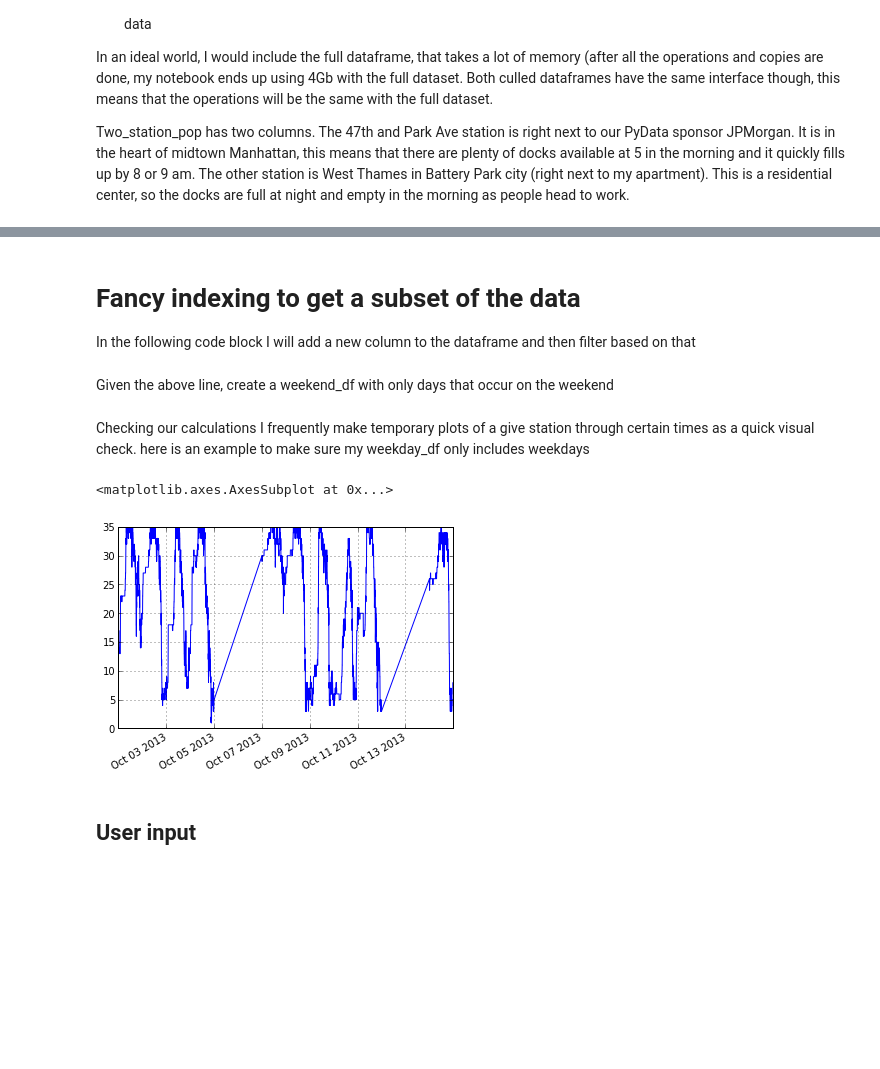
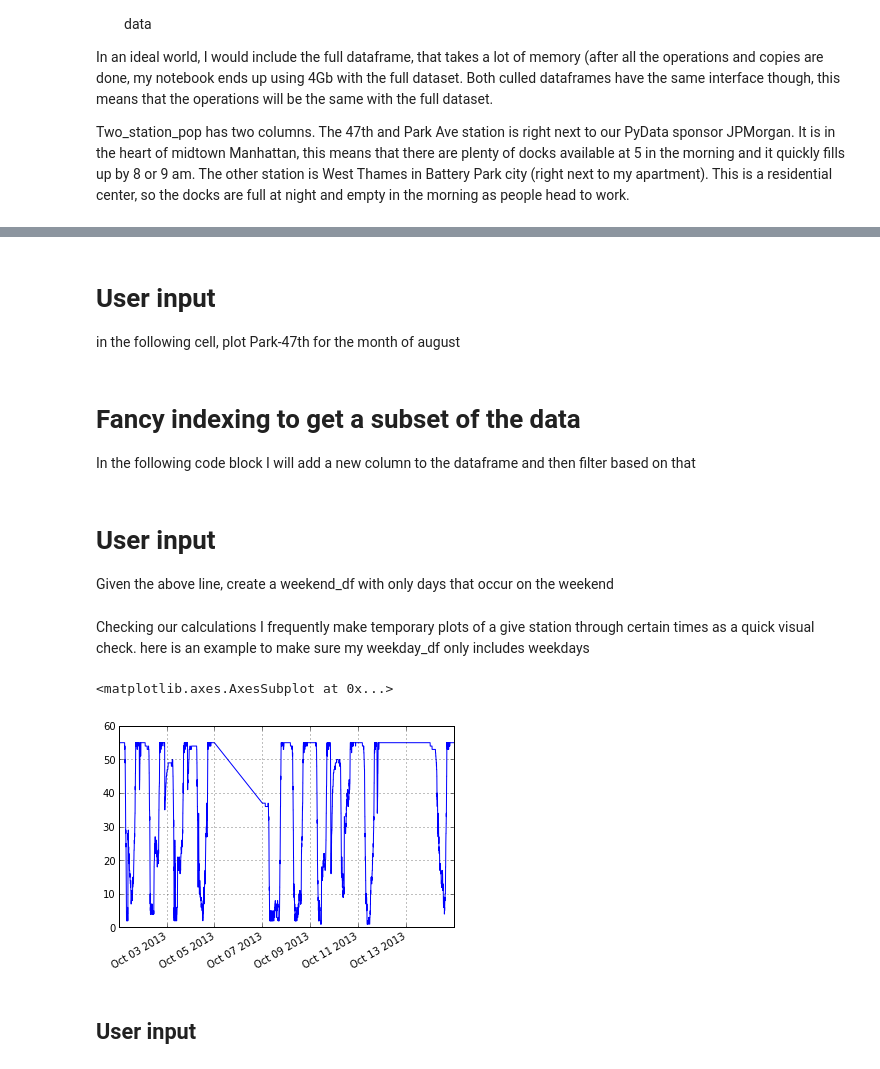
Before and after one commit to paddymul/pydata_citibike, a Jupyter notebook: PyData-Citibike.ipynb, the cells around one changed output, grey strips where cells are left out. Cells and saved outputs as stored; diff of their text form; code cells hidden in the pictures; blank space fills up the shorter version.

```diff
--- a/PyData-Citibike.ipynb
+++ b/PyData-Citibike.ipynb
@@ -109,9 +105,15 @@ Name: 369, dtype: int64
+# %% [markdown]
+User input
+==========
+in the following cell,  plot Park-47th for the month of august
 # %% [markdown]
 Fancy indexing to get a subset of the data
 ==========================================
 In the following code block I will add a new column to the dataframe and then filter based on that
 # %%
-df['weekday'] = df.index.map(lambda x: x.weekday())
-weekday_df = df[df['weekday'] < 5]
+two_station_pop['weekday'] = two_station_pop.index.map(lambda x: x.weekday())
+weekday_df = two_station_pop[two_station_pop['weekday'] < 5]
 # %% [markdown]
+User input
+==========
 Given the above line, create a weekend_df with only days that occur on the weekend
@@ -121,10 +121,10 @@ weekend_df = df[df['weekday'] >= 5]
 Checking our calculations
 I frequently make temporary plots of a give station through certain times as a quick visual check.  here is an example to make sure my weekday_df only includes weekdays
 # %%
-weekday_df[WASHINGTON_6thAve][dtdt(2013,10,1):dtdt(2013,10,15)].plot()
+weekday_df.Park_47th[dtdt(2013,10,1):dtdt(2013,10,15)].plot()
 # %% [output]
 <matplotlib.axes.AxesSubplot at 0x...>
-[figure, old version]
+[figure, new version]
 # %% [markdown]
 ## User input
 # %% [markdown]
```
Also changed, not shown: parts of 31 cells of this notebook, 1 other file.
